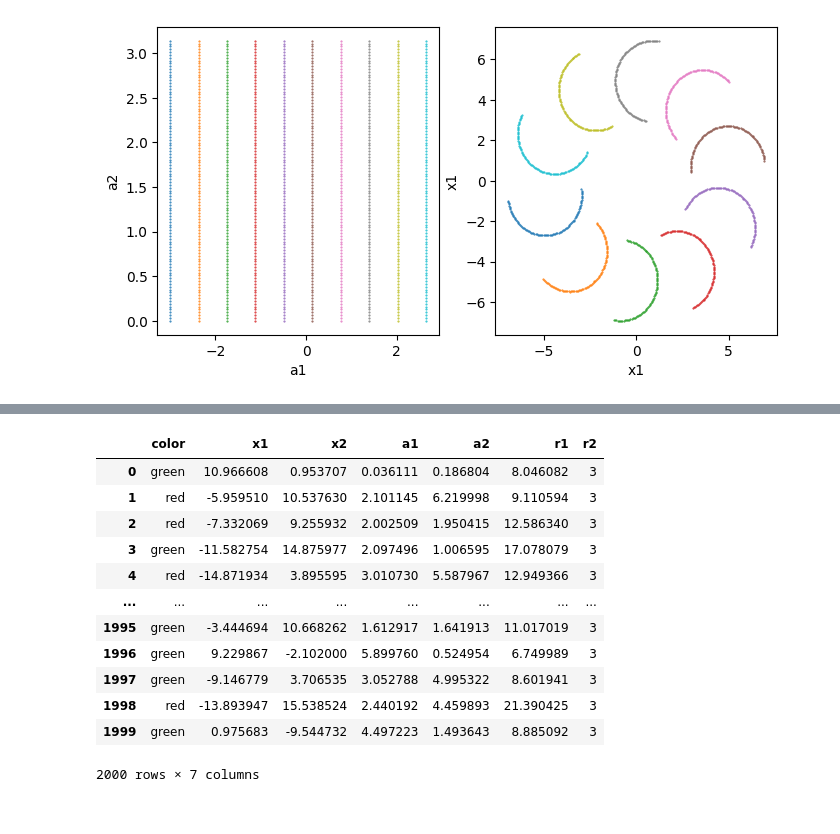
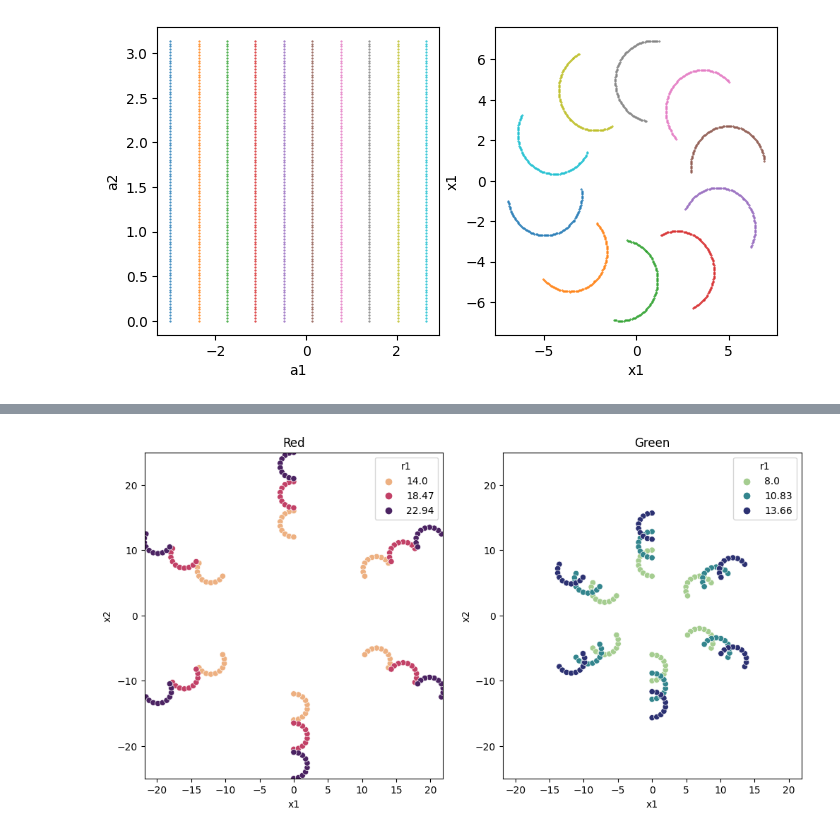
Before and after one commit to choisant/foundational-modeling, a Jupyter notebook: toy_experiment/data.ipynb, the cells around one changed output, grey strips where cells are left out. Cells and saved outputs as stored; diff of their text form; code cells hidden in the pictures.

```diff
--- a/toy_experiment/data.ipynb
+++ b/toy_experiment/data.ipynb
@@ -229,3 +233,0 @@ fig, ax = plot_data(df_cal)
-# %%
-df_test = gen_data(2000)
-fig, ax = plot_data(df_test)
@@ -234,16 +233,0 @@ fig, ax = plot_data(df_test)
-# %%
-df_test
-# %% [output]
-|  | color | x1 | x2 | a1 | a2 | r1 | r2 |
-| 0 | green | 10.966608 | 0.953707 | 0.036111 | 0.186804 | 8.046082 | 3 |
-| 1 | red | -5.959510 | 10.537630 | 2.101145 | 6.219998 | 9.110594 | 3 |
-| 2 | red | -7.332069 | 9.255932 | 2.002509 | 1.950415 | 12.586340 | 3 |
-| 3 | green | -11.582754 | 14.875977 | 2.097496 | 1.006595 | 17.078079 | 3 |
-| 4 | red | -14.871934 | 3.895595 | 3.010730 | 5.587967 | 12.949366 | 3 |
-| ... | ... | ... | ... | ... | ... | ... | ... |
-| 1995 | green | -3.444694 | 10.668262 | 1.612917 | 1.641913 | 11.017019 | 3 |
-| 1996 | green | 9.229867 | -2.102000 | 5.899760 | 0.524954 | 6.749989 | 3 |
-| 1997 | green | -9.146779 | 3.706535 | 3.052788 | 4.995322 | 8.601941 | 3 |
-| 1998 | red | -13.893947 | 15.538524 | 2.440192 | 4.459893 | 21.390425 | 3 |
-| 1999 | green | 0.975683 | -9.544732 | 4.497223 | 1.493643 | 8.885092 | 3 |
-2000 rows × 7 columns
@@ -250,3 +272,28 @@ df_test
+# %%
+def plot_testdata(df):
+
+    fig, ax = plt.subplots(nrows = 1, ncols = 2, figsize = (12, 6))
+
+    df_red = df[df["color"] == "red"]
+    sn.scatterplot(df_red, x="x1", y = "x2", hue="r1", c="red", alpha=1, ax=ax[0], palette="flare")
+
+
+    df_green = df[df["color"] == "green"]
+    sn.scatterplot(df_green, x="x1", y = "x2", hue="r1", c="green", alpha=1, ax=ax[1], palette="crest")
+
+    ax[0].set_xlim(min(df["x1"]), max(df["x1"]))
+    ax[0].set_ylim(min(df["x2"]), max(df["x2"]))
+    ax[0].set_title("Red")
+
+    ax[1].set_ylim(min(df["x2"]), max(df["x2"]))
+    ax[1].set_xlim(min(df["x1"]), max(df["x1"]))
+    ax[1].set_title("Green")
+
+    return fig, ax
+
+fig, ax = plot_testdata(df_test)
+# %% [output]
+[figure, added]
 # %%
 # Save data
 df_train.to_csv("data/train.csv", index=False)
```
Also changed, not shown: parts of 5 cells of this notebook, 2 other files.
